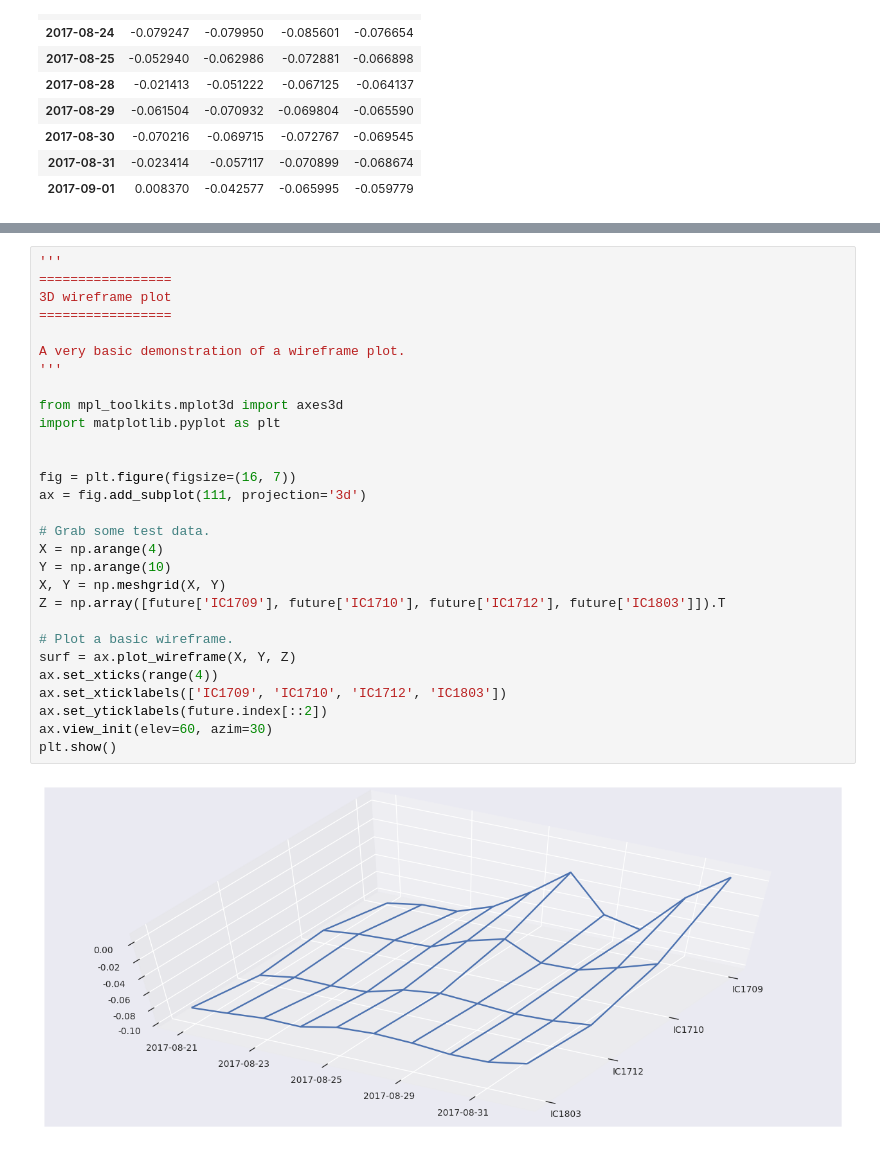
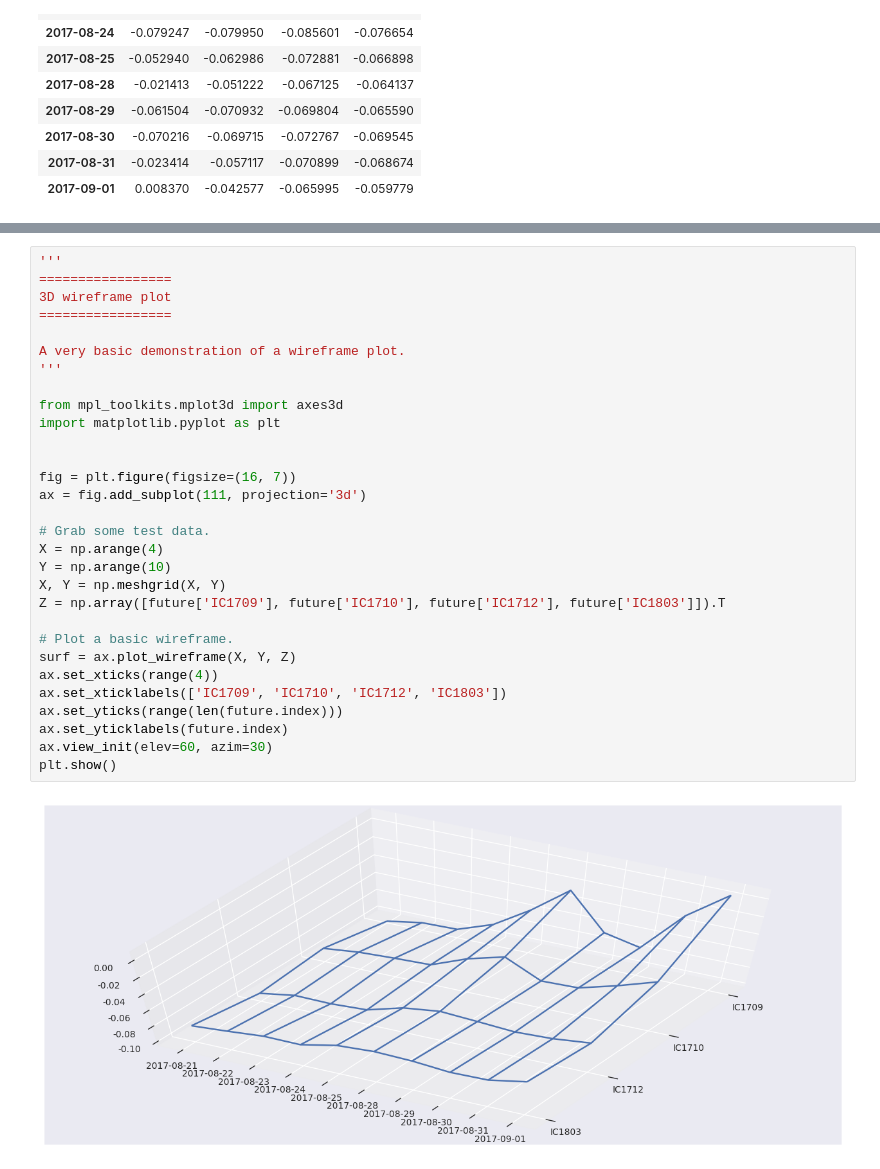
Before and after one commit to onshek/Ricequant, a Jupyter notebook: mine/matplotlib_3D.ipynb, the cells around one changed output, grey strips where cells are left out. Drawn from its saved outputs; the diff is of its cells as text.

```diff
--- a/mine/matplotlib_3D.ipynb
+++ b/mine/matplotlib_3D.ipynb
@@ -78,31 +78,32 @@ plt.show()
 # %%
 '''
 =================
 3D wireframe plot
 =================
 
 A very basic demonstration of a wireframe plot.
 '''
 
 from mpl_toolkits.mplot3d import axes3d
 import matplotlib.pyplot as plt
 
 
 fig = plt.figure(figsize=(16, 7))
 ax = fig.add_subplot(111, projection='3d')
 
 # Grab some test data.
 X = np.arange(4)
 Y = np.arange(10)
 X, Y = np.meshgrid(X, Y)
 Z = np.array([future['IC1709'], future['IC1710'], future['IC1712'], future['IC1803']]).T
 
 # Plot a basic wireframe.
 surf = ax.plot_wireframe(X, Y, Z)
 ax.set_xticks(range(4))
 ax.set_xticklabels(['IC1709', 'IC1710', 'IC1712', 'IC1803'])
-ax.set_yticklabels(future.index[::2])
+ax.set_yticks(range(len(future.index)))
+ax.set_yticklabels(future.index)
 ax.view_init(elev=60, azim=30)
 plt.show()
 # %% [output]
-[figure, old version]
+[figure, new version]
```
Also changed, not shown: parts of 1 cell of this notebook, 1 other file.
